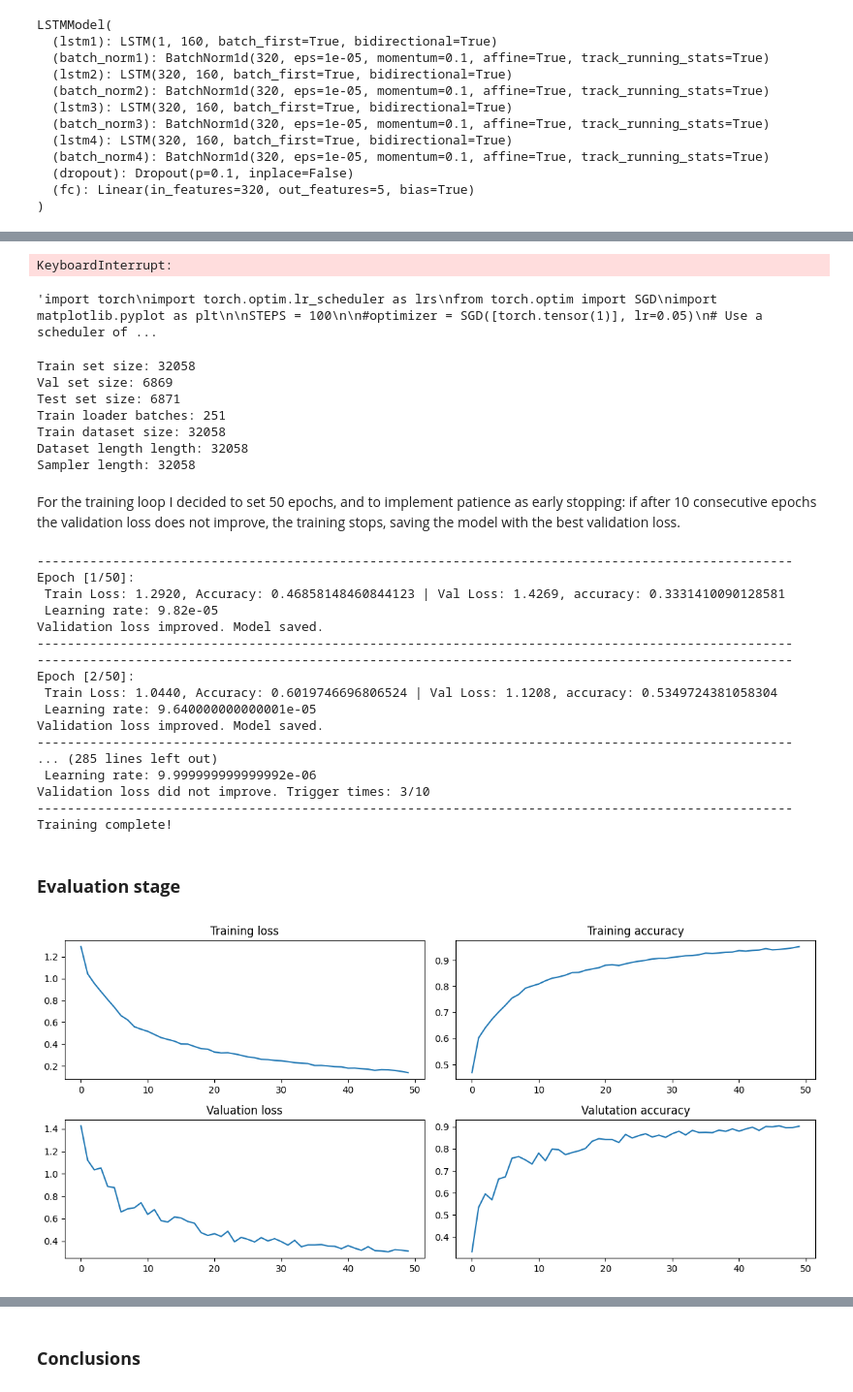
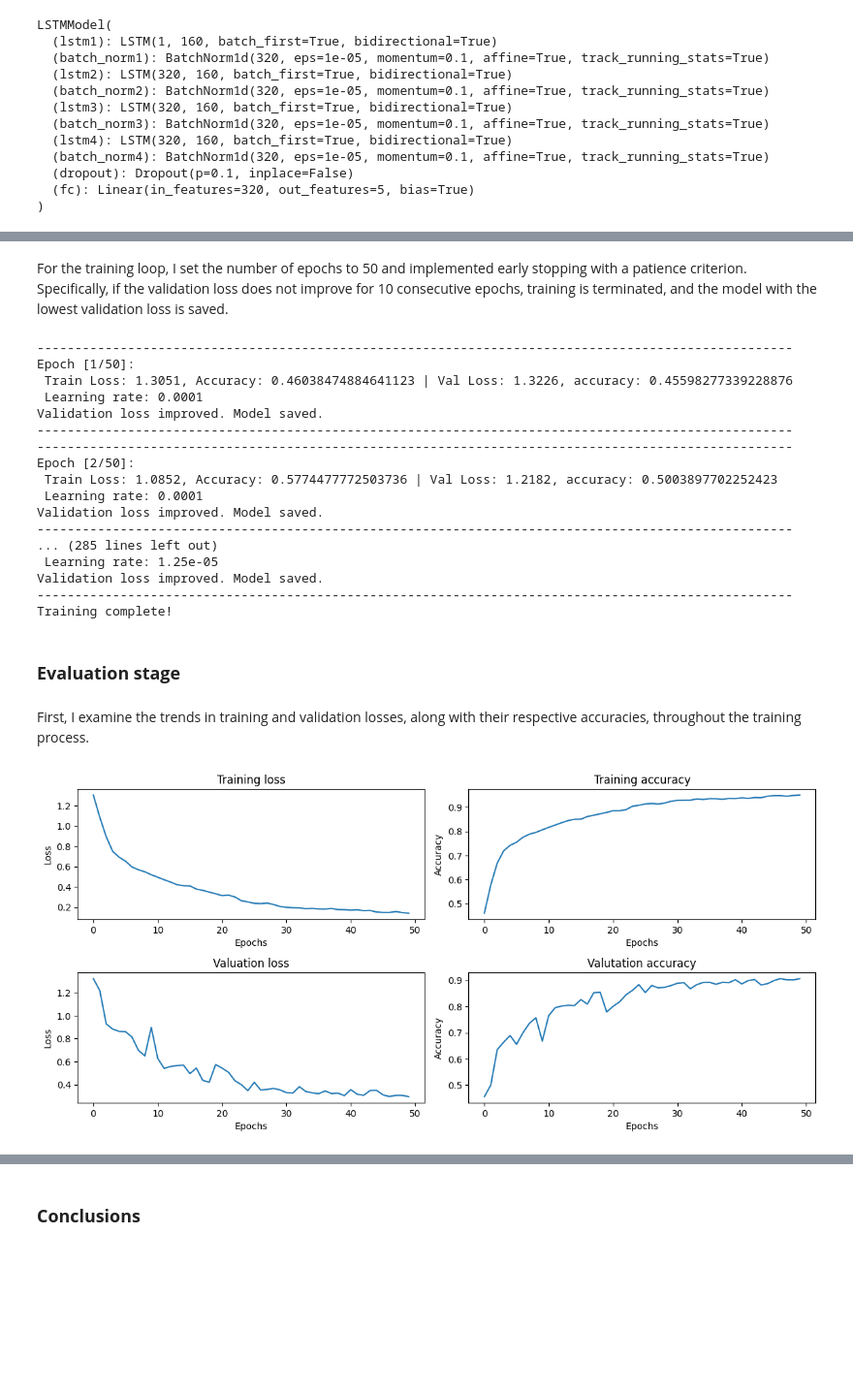
Before and after one commit to GiulioTaralli/Deep-Learning-Classification-MIT-BIH-Arrhythmia-Database, a Jupyter notebook: MIT_BIH_Arrhytmia_Classification.ipynb, the cells around one changed output, grey strips where cells are left out. Shown at 97% size. Drawn from its saved outputs; the diff is of its cells as text; code cells hidden in the pictures; blank space fills up the shorter version.

```diff
--- a/MIT_BIH_Arrhytmia_Classification.ipynb
+++ b/MIT_BIH_Arrhytmia_Classification.ipynb
@@ -1159,53 +1186,11 @@ criterion = nn.CrossEntropyLoss()
 
 # Define the optimizer
 optimizer = optim.AdamW(model.parameters(), weight_decay=0, lr=0.0001)
-#optimizer = optim.Adam(model.parameters(), lr=0.0001)
 num_epochs = 50
-scheduler = LinearLR(optimizer, start_factor=1, end_factor=0.1, total_iters=num_epochs)
-#scheduler = lrs.ReduceLROnPlateau(optimizer, mode='min', factor=0.5, patience=5)
+#scheduler = LinearLR(optimizer, start_factor=1, end_factor=0.1, total_iters=num_epochs)
+scheduler = ReduceLROnPlateau(optimizer, mode='min', factor=0.5, patience=3, cooldown=2, min_lr=1e-10)
-# %% [output]
-KeyboardInterrupt:
-# %%
-"""import torch
-import torch.optim.lr_scheduler as lrs
-from torch.optim import SGD
-import matplotlib.pyplot as plt
-
-STEPS = 100
-
-#optimizer = SGD([torch.tensor(1)], lr=0.05)
-# Use a scheduler of your choice below.
-# Great for debugging your own schedulers!
-scheduler = lrs.LinearLR(optimizer, start_factor=1, end_factor=0.1, total_iters=STEPS)
-
-lrs = []
-for _ in range(100):
-    optimizer.step()
-    lrs.append(scheduler.get_lr())
-    scheduler.step()
-
-plt.plot(lrs)
-plt.show()"""
-# %% [output]
-'import torch\nimport torch.optim.lr_scheduler as lrs\nfrom torch.optim import SGD\nimport matplotlib.pyplot as plt\n\nSTEPS = 100\n\n#optimizer = SGD([torch.tensor(1)], lr=0.05)\n# Use a scheduler of ...
-# %%
-print(f"Train set size: {len(train_dataset)}")
-print(f"Val set size: {len(val_dataset)}")
-print(f"Test set size: {len(test_dataset)}")
-print(f"Train loader batches: {len(train_loader)}")
-print(f"Train dataset size: {len(train_dataset)}")
-print(f"Dataset length length: {len(train_loader.dataset)}")
-print(f"Sampler length: {len(sampler)}")
-# %% [output]
-Train set size: 32058
-Val set size: 6869
-Test set size: 6871
-Train loader batches: 251
-Train dataset size: 32058
-Dataset length length: 32058
-Sampler length: 32058
 # %% [markdown]
-For the training loop I decided to set 50 epochs, and to implement patience as early stopping: if after 10 consecutive epochs the validation loss does not improve, the training stops, saving the model with the best validation loss.
+For the training loop, I set the number of epochs to 50 and implemented early stopping with a patience criterion. Specifically, if the validation loss does not improve for 10 consecutive epochs, training is terminated, and the model with the lowest validation loss is saved.
 # %%
 # Define early stopping parameters
 patience = 10  # Number of epochs to wait before stopping
@@ -1240,7 +1225,7 @@ for epoch in range(num_epochs):
     running_loss += loss.item()
     running_acc += torchmetric_accuracy(torch.softmax(outputs, dim=1).argmax(dim=1), batch_labels)
 
-  scheduler.step()
+  #scheduler.step() here if the scheduler is linear
 
   # Calculate training loss and training accuracy for the epoch
   train_loss = running_loss / len(train_loader)
@@ -1268,6 +1253,8 @@ for epoch in range(num_epochs):
   val_acc = val_acc.item() / len(val_loader)
   accuracy_val.append(val_acc)
 
+  scheduler.step(val_loss) #here if the scheduler is ReduceLROnPlateau (because the val_loss is mandatory)
+
   print(f"{'-'*100}")
   print(f"Epoch [{epoch+1}/{num_epochs}]: \n Train Loss: {train_loss:.4f}, Accuracy: {train_acc} | Val Loss: {val_loss:.4f}, accuracy: {val_acc}\n Learning rate: {optimizer.param_groups[0]['lr']}")
 
@@ -1293,42 +1280,52 @@ print("Training complete!")
 # %% [output]
 ----------------------------------------------------------------------------------------------------
 Epoch [1/50]:
- Train Loss: 1.2920, Accuracy: 0.46858148460844123 | Val Loss: 1.4269, accuracy: 0.3331410090128581
- Learning rate: 9.82e-05
+ Train Loss: 1.3051, Accuracy: 0.46038474884641123 | Val Loss: 1.3226, accuracy: 0.45598277339228876
+ Learning rate: 0.0001
 Validation loss improved. Model saved.
 ----------------------------------------------------------------------------------------------------
 ----------------------------------------------------------------------------------------------------
 Epoch [2/50]:
- Train Loss: 1.0440, Accuracy: 0.6019746696806524 | Val Loss: 1.1208, accuracy: 0.5349724381058304
- Learning rate: 9.640000000000001e-05
+ Train Loss: 1.0852, Accuracy: 0.5774477772503736 | Val Loss: 1.2182, accuracy: 0.5003897702252423
+ Learning rate: 0.0001
 Validation loss improved. Model saved.
 ----------------------------------------------------------------------------------------------------
 ... (285 lines left out)
- Learning rate: 9.999999999999992e-06
-Validation loss did not improve. Trigger times: 3/10
+ Learning rate: 1.25e-05
+Validation loss improved. Model saved.
 ----------------------------------------------------------------------------------------------------
 Training complete!
 # %% [markdown]
 ### **Evaluation stage**
+# %% [markdown]
+First, I examine the trends in training and validation losses, along with their respective accuracies, throughout the training process.
 # %%
 plt.figure(figsize=(12, 8))
 plt.subplot(3, 2, 1)
 plt.plot(training_loss)
 plt.title(f"Training loss")
+plt.xlabel("Epochs")
+plt.ylabel("Loss")
 
 plt.subplot(3, 2, 2)
 plt.plot(accuracy_train)
 plt.title(f"Training accuracy")
+plt.xlabel("Epochs")
+plt.ylabel("Accuracy")
 
 plt.subplot(3, 2, 3)
 plt.plot(validation_loss)
 plt.title(f"Valuation loss")
+plt.xlabel("Epochs")
+plt.ylabel("Loss")
 
 plt.subplot(3, 2, 4)
 plt.plot(accuracy_val)
 plt.title(f"Valutation accuracy")
+plt.xlabel("Epochs")
+plt.ylabel("Accuracy")
 
 plt.tight_layout()
 plt.show()
 # %% [output]
-[figure, old version]
+[figure, new version]
```
Also changed, not shown: parts of 17 cells of this notebook.
